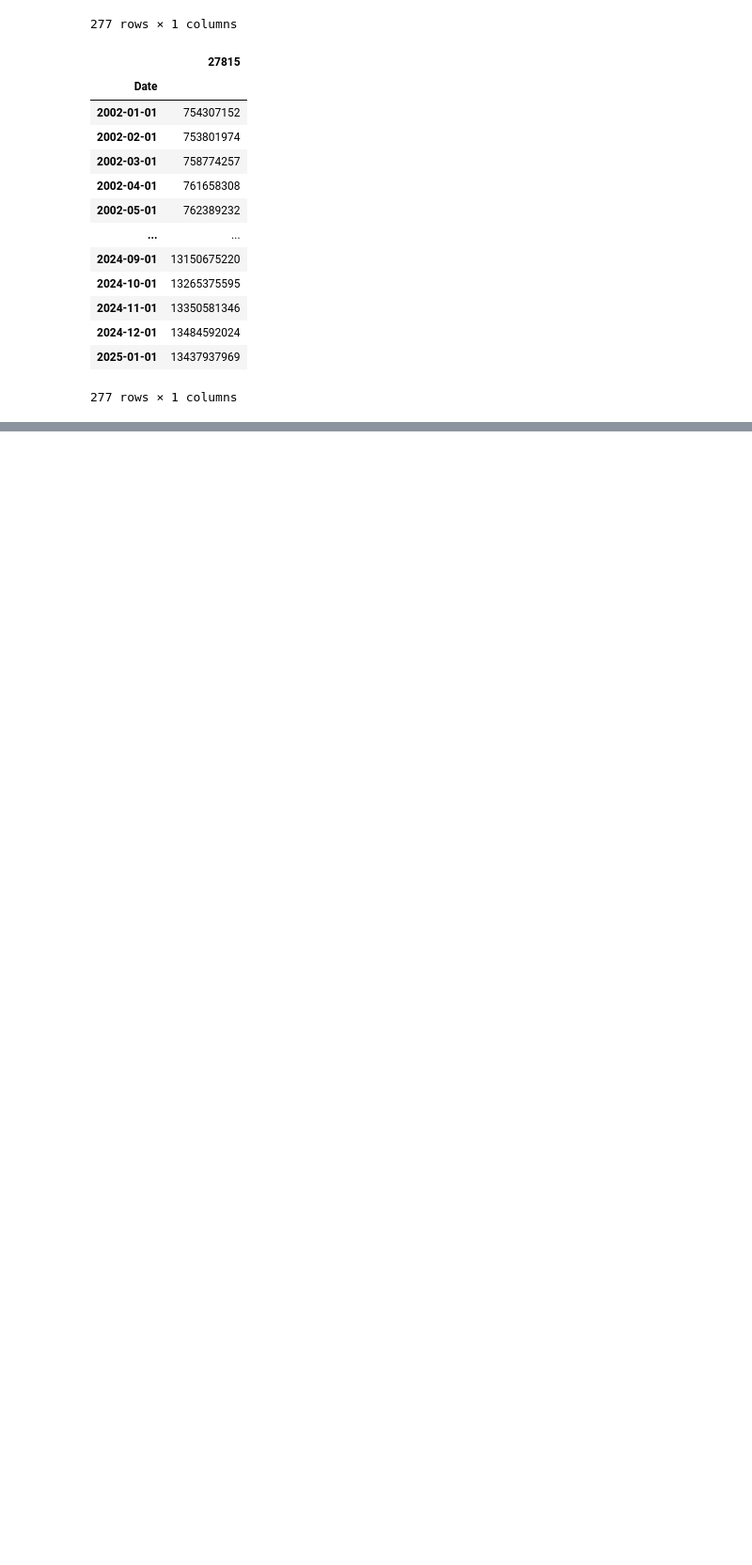
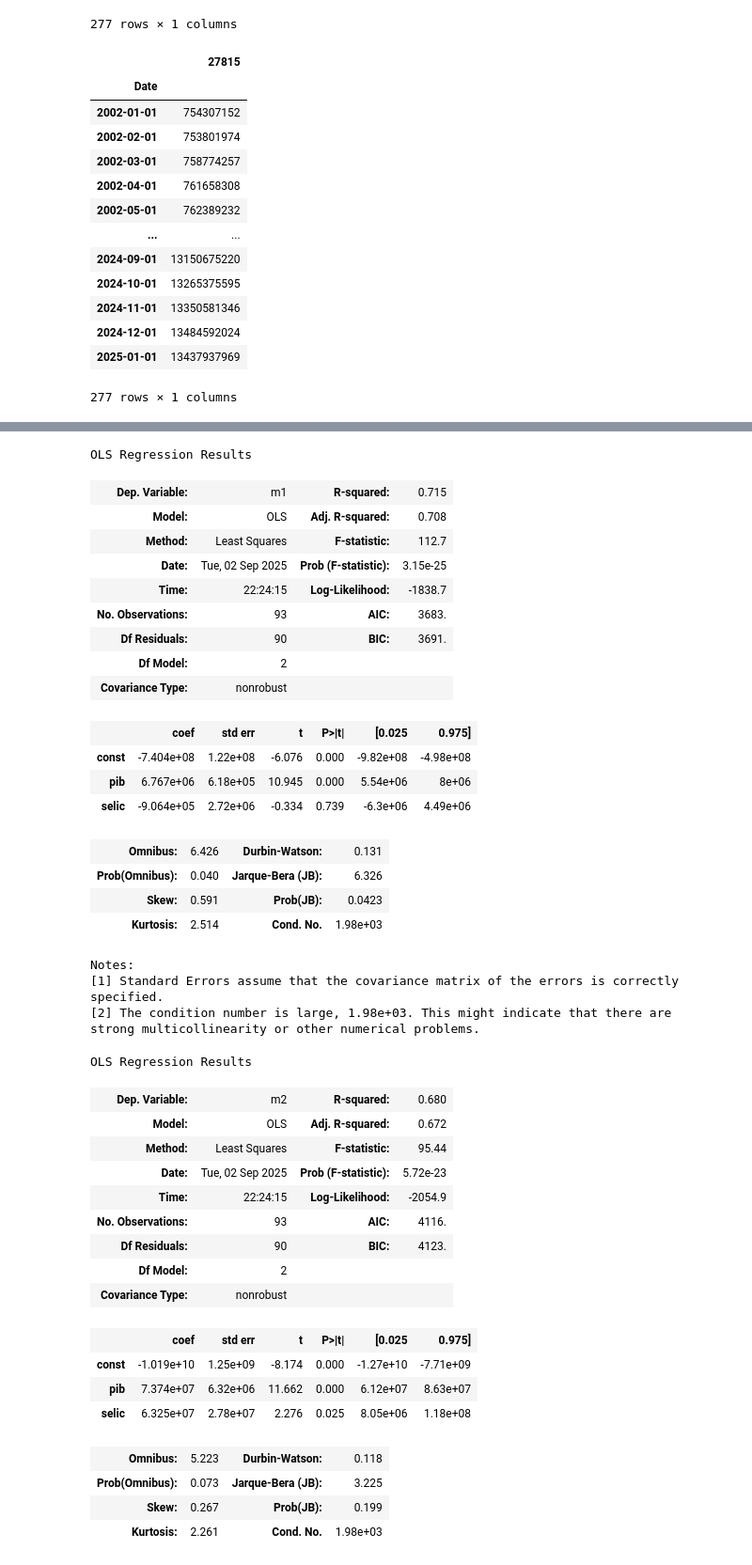
Before and after one commit to iagonmic/brazilian-monetary-aggregates-analysis, a Jupyter notebook: analysis.ipynb, the cells around one changed output, grey strips where cells are left out. Shown: that part at 94% size. Cells and saved outputs as stored; diff of their text form; code cells hidden in the pictures; blank space fills up the shorter version.

```diff
--- a/analysis.ipynb
+++ b/analysis.ipynb
@@ -120,0 +148,46 @@ SyntaxError: expected '(' (618690802.py, line 1)
+# %%
+model_m1 = run_model(df, 'm1', ['pib', 'selic'])
+model_m2 = run_model(df, 'm2', ['pib', 'selic'])
+model_m3 = run_model(df, 'm3', ['pib', 'selic'])
+model_m4 = run_model(df, 'm4', ['pib', 'selic'])
+# %% [output]
+OLS Regression Results
+| Dep. Variable: | m1 | R-squared: | 0.715 |
+| Model: | OLS | Adj. R-squared: | 0.708 |
+| Method: | Least Squares | F-statistic: | 112.7 |
+| Date: | Tue, 02 Sep 2025 | Prob (F-statistic): | 3.15e-25 |
+| Time: | 22:24:15 | Log-Likelihood: | -1838.7 |
+| No. Observations: | 93 | AIC: | 3683. |
+| Df Residuals: | 90 | BIC: | 3691. |
+| Df Model: | 2 |  |  |
+| Covariance Type: | nonrobust |  |  |
+|  | coef | std err | t | P>|t| | [0.025 | 0.975] |
+| const | -7.404e+08 | 1.22e+08 | -6.076 | 0.000 | -9.82e+08 | -4.98e+08 |
+| pib | 6.767e+06 | 6.18e+05 | 10.945 | 0.000 | 5.54e+06 | 8e+06 |
+| selic | -9.064e+05 | 2.72e+06 | -0.334 | 0.739 | -6.3e+06 | 4.49e+06 |
+| Omnibus: | 6.426 | Durbin-Watson: | 0.131 |
+| Prob(Omnibus): | 0.040 | Jarque-Bera (JB): | 6.326 |
+| Skew: | 0.591 | Prob(JB): | 0.0423 |
+| Kurtosis: | 2.514 | Cond. No. | 1.98e+03 |
+Notes:
+[1] Standard Errors assume that the covariance matrix of the errors is correctly specified.
+[2] The condition number is large, 1.98e+03. This might indicate that there are
+strong multicollinearity or other numerical problems.
+OLS Regression Results
+| Dep. Variable: | m2 | R-squared: | 0.680 |
+| Model: | OLS | Adj. R-squared: | 0.672 |
+| Method: | Least Squares | F-statistic: | 95.44 |
+| Date: | Tue, 02 Sep 2025 | Prob (F-statistic): | 5.72e-23 |
+| Time: | 22:24:15 | Log-Likelihood: | -2054.9 |
+| No. Observations: | 93 | AIC: | 4116. |
+| Df Residuals: | 90 | BIC: | 4123. |
+| Df Model: | 2 |  |  |
+| Covariance Type: | nonrobust |  |  |
+|  | coef | std err | t | P>|t| | [0.025 | 0.975] |
+| const | -1.019e+10 | 1.25e+09 | -8.174 | 0.000 | -1.27e+10 | -7.71e+09 |
+| pib | 7.374e+07 | 6.32e+06 | 11.662 | 0.000 | 6.12e+07 | 8.63e+07 |
+| selic | 6.325e+07 | 2.78e+07 | 2.276 | 0.025 | 8.05e+06 | 1.18e+08 |
+| Omnibus: | 5.223 | Durbin-Watson: | 0.118 |
+| Prob(Omnibus): | 0.073 | Jarque-Bera (JB): | 3.225 |
+| Skew: | 0.267 | Prob(JB): | 0.199 |
+| Kurtosis: | 2.261 | Cond. No. | 1.98e+03 |
```
Also changed, not shown: parts of 11 cells of this notebook.
